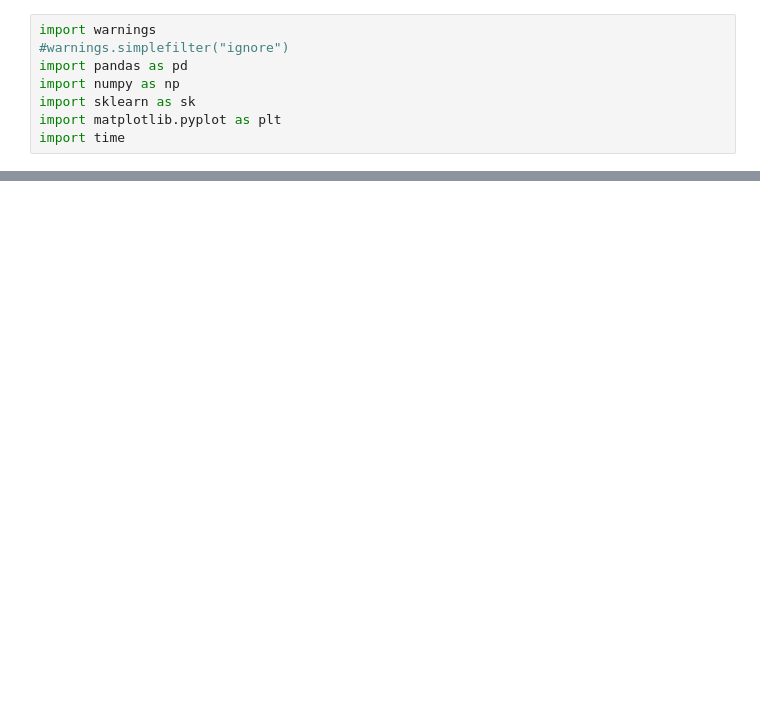
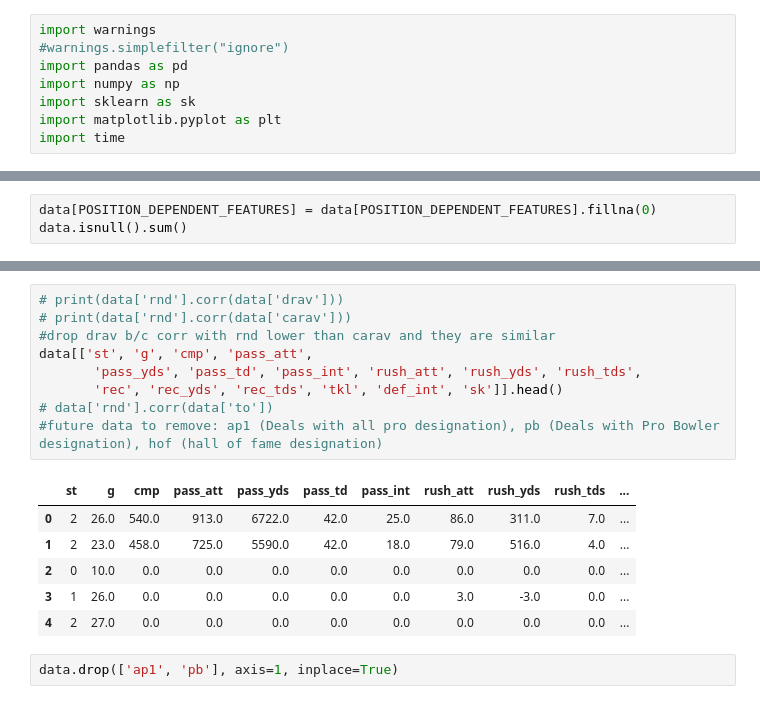
Before and after one commit to curry2736/CS-363M-Project, a Jupyter notebook: project.ipynb, the cells around one changed output, grey strips where cells are left out. Saved outputs shown, nothing was run; the diff lists cells and outputs as text; blank space fills up the shorter version.

```diff
--- a/project.ipynb
+++ b/project.ipynb
@@ -16,0 +99,3 @@ STAT_COLUMNS = [
+# %%
+data[POSITION_DEPENDENT_FEATURES] = data[POSITION_DEPENDENT_FEATURES].fillna(0)
+data.isnull().sum()
@@ -16,0 +173,18 @@ STAT_COLUMNS = [
+# %%
+# print(data['rnd'].corr(data['drav']))
+# print(data['rnd'].corr(data['carav']))
+#drop drav b/c corr with rnd lower than carav and they are similar
+data[['st', 'g', 'cmp', 'pass_att',
+       'pass_yds', 'pass_td', 'pass_int', 'rush_att', 'rush_yds', 'rush_tds',
+       'rec', 'rec_yds', 'rec_tds', 'tkl', 'def_int', 'sk']].head()
+# data['rnd'].corr(data['to'])
+#future data to remove: ap1 (Deals with all pro designation), pb (Deals with Pro Bowler designation), hof (hall of fame designation)
+# %% [output]
+|  | st | g | cmp | pass_att | pass_yds | pass_td | pass_int | rush_att | rush_yds | rush_tds | ... |
+| 0 | 2 | 26.0 | 540.0 | 913.0 | 6722.0 | 42.0 | 25.0 | 86.0 | 311.0 | 7.0 | ... |
+| 1 | 2 | 23.0 | 458.0 | 725.0 | 5590.0 | 42.0 | 18.0 | 79.0 | 516.0 | 4.0 | ... |
+| 2 | 0 | 10.0 | 0.0 | 0.0 | 0.0 | 0.0 | 0.0 | 0.0 | 0.0 | 0.0 | ... |
+| 3 | 1 | 26.0 | 0.0 | 0.0 | 0.0 | 0.0 | 0.0 | 3.0 | -3.0 | 0.0 | ... |
+| 4 | 2 | 27.0 | 0.0 | 0.0 | 0.0 | 0.0 | 0.0 | 0.0 | 0.0 | 0.0 | ... |
+# %%
+data.drop(['ap1', 'pb'], axis=1, inplace=True)
```
Also changed, not shown: parts of 14 cells of this notebook, 1 other file.
